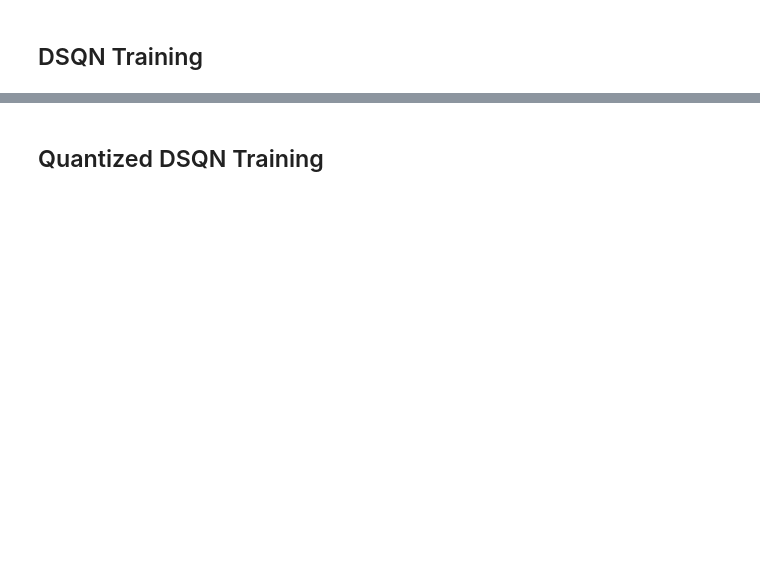
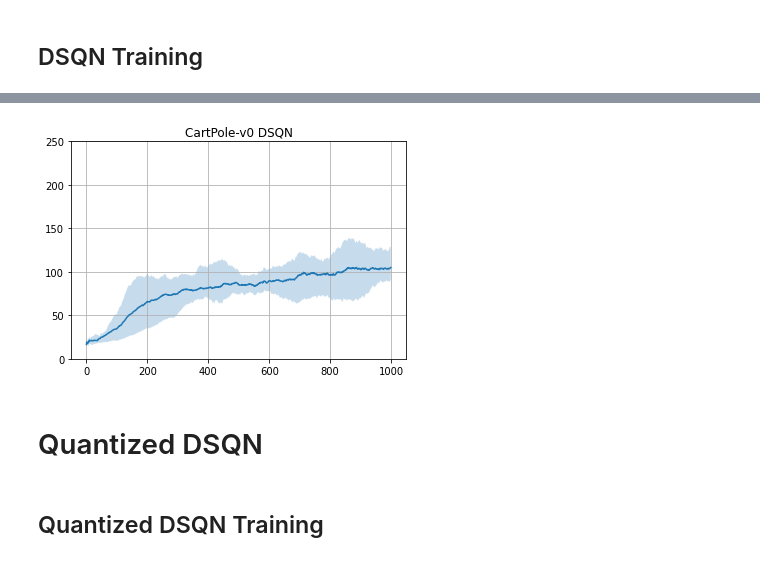
Before and after one commit to mensahd/dsqn_openaigym, a Jupyter notebook: DQN-Cartpole/training_q_learning.ipynb, the cells around one changed output, grey strips where cells are left out. Drawn from its saved outputs; the diff is of its cells as text; code cells hidden in the pictures; blank space fills up the shorter version.

```diff
--- a/DQN-Cartpole/training_q_learning.ipynb
+++ b/DQN-Cartpole/training_q_learning.ipynb
@@ -154,10 +320,12 @@ DSQNs without two-neurons-input encoding
 # %%
+saveHyperparameters()
+
 smoothed_scores_dsqn_all = []
 dsqn_completion_after = []
 simulation_time = 10
 
 for i_run in range(n_runs):
-    print("Run # {}".format(i_run))
+    print("Run # {}".format(i_run) + ' at '+getDateTime())
     seed = seeds[i_run]
 
     torch.manual_seed(seed)
@@ -175,11 +343,14 @@ for i_run in range(n_runs):
 
     smoothed_scores, scores, best_average_after = agent.train_agent()
 
+
     np.save(result_dir + '/scores_{}'.format(i_run), scores)
     np.save(result_dir + '/smoothed_scores_DSQN_{}'.format(i_run), smoothed_scores)
+    plot_score(smoothed_scores,i_run)
 
     # save smoothed scores in list to plot later
     smoothed_scores_dsqn_all.append(smoothed_scores)
     dsqn_completion_after.append(best_average_after)
     print("")
+print("Finished at "+ getDateTime())
 # %% [output]
@@ -196,3 +381,37 @@ Episode 778     Average Score: 49.41     Epsilon: 0.05
+# %%
+best_smoothed_scores_dsqn = [[]]*len(smoothed_scores_dsqn_all)
+for i in range(len(smoothed_scores_dsqn_all)):
+    best_smoothed_scores_dsqn[i] = smoothed_scores_dsqn_all[best_runs[i]]
+
+mean_smoothed_scores_dsqn = np.mean(best_smoothed_scores_dsqn, axis=0)
+
+
+fig = plt.figure()
+plt.plot(range(len(best_smoothed_scores_dsqn[0])), mean_smoothed_scores_dsqn)
+plt.fill_between(range(len(best_smoothed_scores_dsqn[0])),
+                 np.nanpercentile(best_smoothed_scores_dsqn, 2, axis=0),
+                 np.nanpercentile(best_smoothed_scores_dsqn, 97, axis=0), alpha=0.25)
+
+try: # in case the notebook expires, the dsqn_completions cannot be reloaed
+    if(dsqn_completion_after):
+      avg_dsqn_completion_after = [[]]*len(dsqn_completion_after)
+      for i in range(len(dsqn_completion_after)):
+          avg_dsqn_completion_after[i] = dsqn_completion_after[best_runs[i]]
+      avg_dsqn_completion_after = np.mean(avg_dsqn_completion_after)
+      plt.vlines(avg_dsqn_completion_after, 0, 250, 'C0')
+except NameError:
+    dsqn_completion_after = None
+
+
+plt.ylim(0, 250)
+plt.grid(True)
+plt.savefig(result_dir + '/DSQN_training.png', dpi=1000)
+plt.title('CartPole-v0 DSQN')
+plt.show()
+# %% [output]
+[figure, added]
+# %% [markdown]
+# Quantized DSQN
 # %% [markdown]
 ## Quantized DSQN Training
 # %%
```
Also changed, not shown: parts of 44 cells of this notebook, 2 other files.
